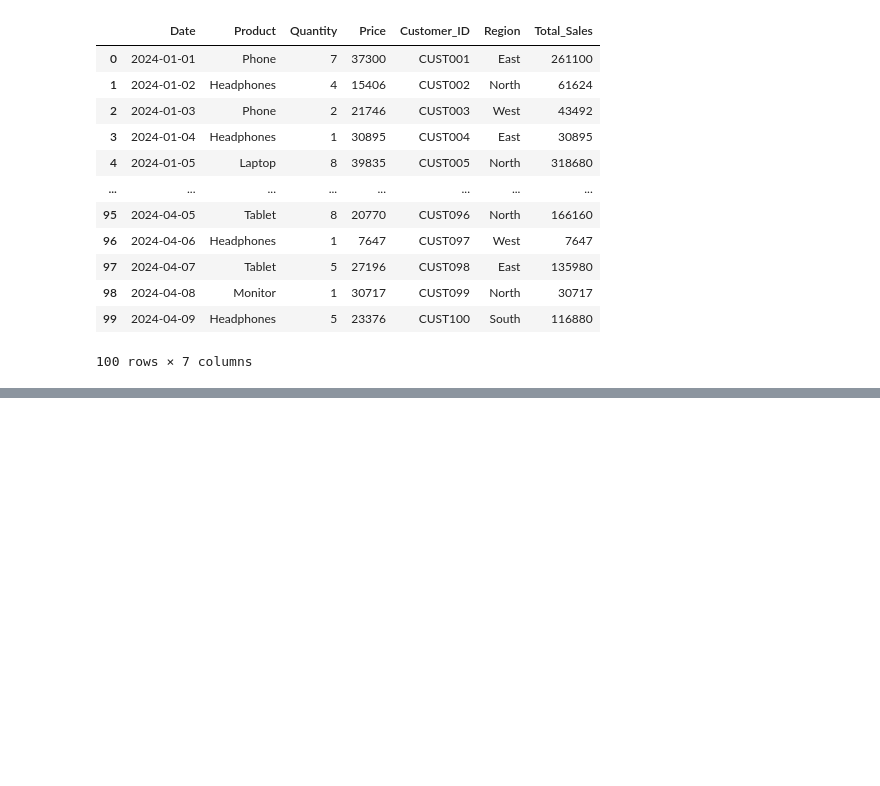
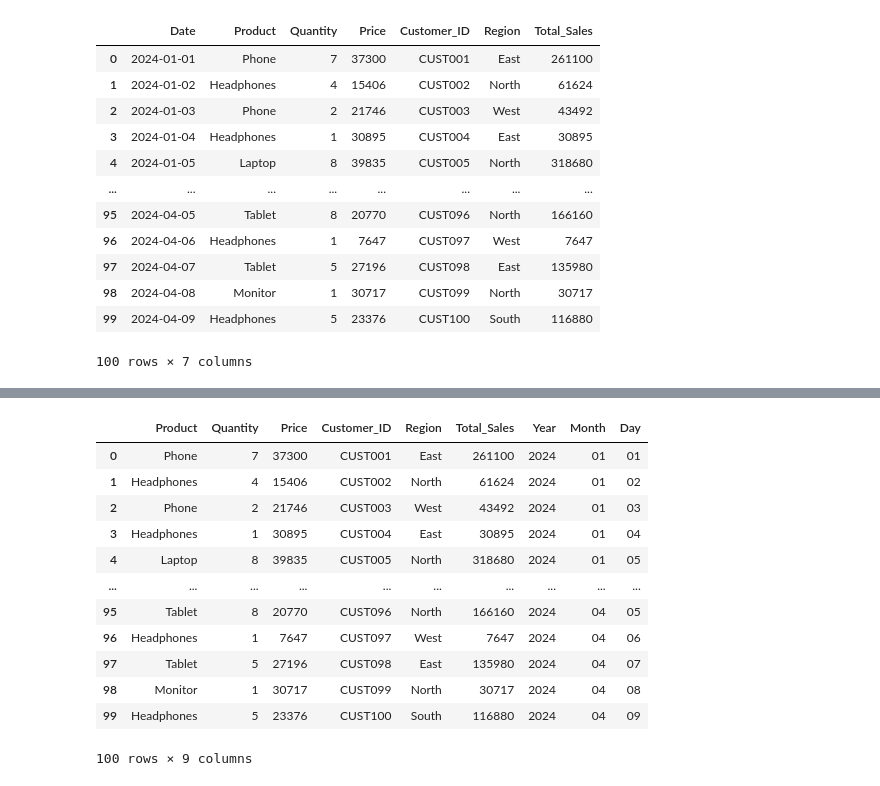
Before and after one commit to RookieCoder12/DevArena-Week-3, a Jupyter notebook: sales_analysis.ipynb, the cells around one changed output, grey strips where cells are left out. Drawn from its saved outputs; the diff is of its cells as text; code cells hidden in the pictures; blank space fills up the shorter version.

```diff
--- a/sales_analysis.ipynb
+++ b/sales_analysis.ipynb
@@ -19,0 +87,17 @@ df
+# %%
+df.drop(['Date'], axis=1, inplace=True)
+df
+# %% [output]
+|  | Product | Quantity | Price | Customer_ID | Region | Total_Sales | Year | Month | Day |
+| 0 | Phone | 7 | 37300 | CUST001 | East | 261100 | 2024 | 01 | 01 |
+| 1 | Headphones | 4 | 15406 | CUST002 | North | 61624 | 2024 | 01 | 02 |
+| 2 | Phone | 2 | 21746 | CUST003 | West | 43492 | 2024 | 01 | 03 |
+| 3 | Headphones | 1 | 30895 | CUST004 | East | 30895 | 2024 | 01 | 04 |
+| 4 | Laptop | 8 | 39835 | CUST005 | North | 318680 | 2024 | 01 | 05 |
+| ... | ... | ... | ... | ... | ... | ... | ... | ... | ... |
+| 95 | Tablet | 8 | 20770 | CUST096 | North | 166160 | 2024 | 04 | 05 |
+| 96 | Headphones | 1 | 7647 | CUST097 | West | 7647 | 2024 | 04 | 06 |
+| 97 | Tablet | 5 | 27196 | CUST098 | East | 135980 | 2024 | 04 | 07 |
+| 98 | Monitor | 1 | 30717 | CUST099 | North | 30717 | 2024 | 04 | 08 |
+| 99 | Headphones | 5 | 23376 | CUST100 | South | 116880 | 2024 | 04 | 09 |
+100 rows × 9 columns
```
Also changed, not shown: parts of 11 cells of this notebook, 2 other files.
